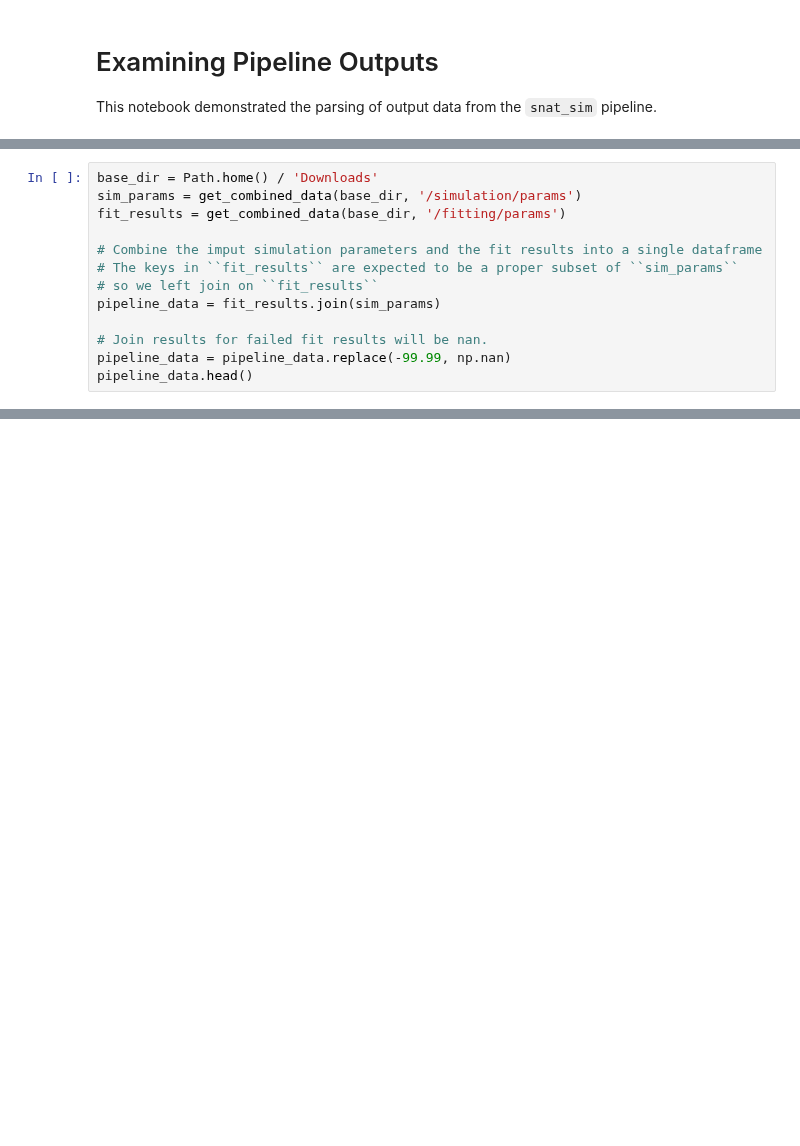
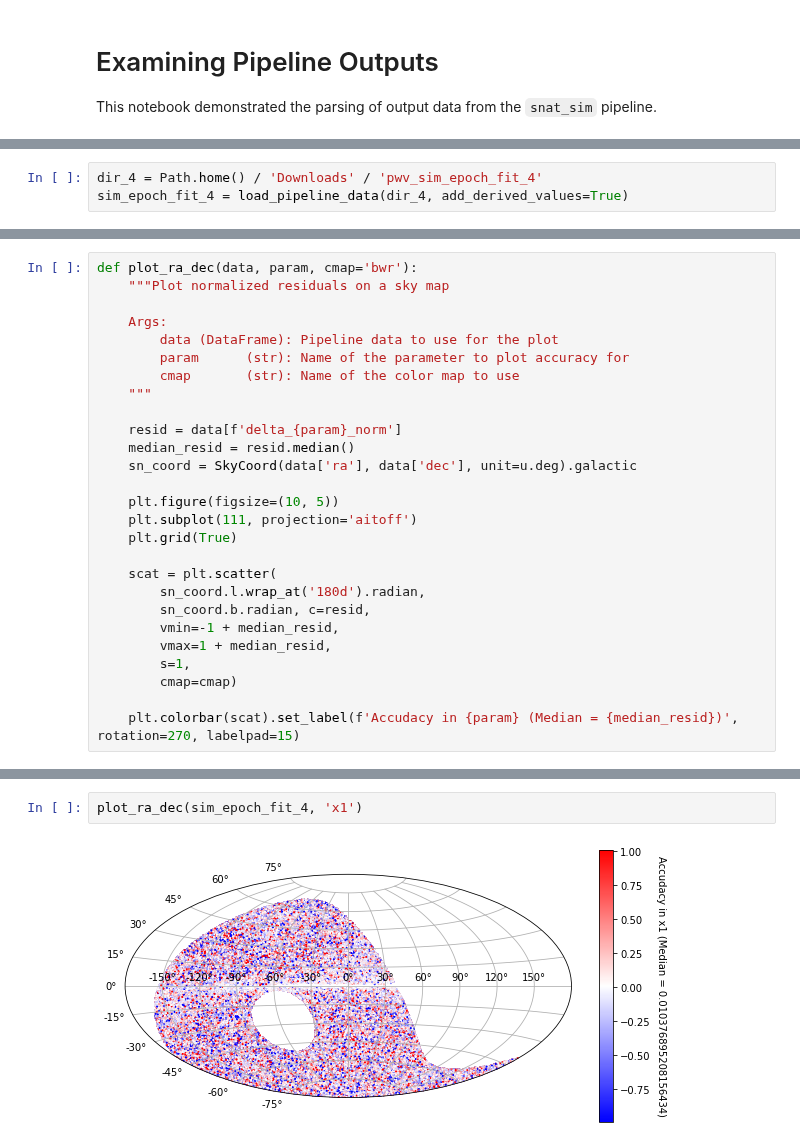
Before and after one commit to LSSTDESC/SN-PWV, a Jupyter notebook: notebooks/pipeline_outputs.ipynb, the cells around one changed output, grey strips where cells are left out. Drawn from its saved outputs; the diff is of its cells as text; blank space fills up the shorter version.

```diff
--- a/notebooks/pipeline_outputs.ipynb
+++ b/notebooks/pipeline_outputs.ipynb
@@ -46,13 +75,3 @@ def get_combined_data(directory, key):
 # %%
-base_dir = Path.home() / 'Downloads'
-sim_params = get_combined_data(base_dir, '/simulation/params')
-fit_results = get_combined_data(base_dir, '/fitting/params')
-
-# Combine the imput simulation parameters and the fit results into a single dataframe
-# The keys in ``fit_results`` are expected to be a proper subset of ``sim_params``
-# so we left join on ``fit_results``
-pipeline_data = fit_results.join(sim_params)
-
-# Join results for failed fit results will be nan.
-pipeline_data = pipeline_data.replace(-99.99, np.nan)
-pipeline_data.head()
+dir_4 = Path.home() / 'Downloads' / 'pwv_sim_epoch_fit_4'
+sim_epoch_fit_4 = load_pipeline_data(dir_4, add_derived_values=True)
@@ -131,0 +162,27 @@ corner_plot_fit_results(
+# %%
+def plot_ra_dec(data, param, cmap='bwr'):
+    """Plot normalized residuals on a sky map
+
+    Args:
+        data (DataFrame): Pipeline data to use for the plot
+        param      (str): Name of the parameter to plot accuracy for
+        cmap       (str): Name of the color map to use
+    """
+
+    resid = data[f'delta_{param}_norm']
+    median_resid = resid.median()
+    sn_coord = SkyCoord(data['ra'], data['dec'], unit=u.deg).galactic
+
+    plt.figure(figsize=(10, 5))
+    plt.subplot(111, projection='aitoff')
+    plt.grid(True)
+
+    scat = plt.scatter(
+        sn_coord.l.wrap_at('180d').radian,
+        sn_coord.b.radian, c=resid,
+        vmin=-1 + median_resid,
+        vmax=1 + median_resid,
+        s=1,
+        cmap=cmap)
+
+    plt.colorbar(scat).set_label(f'Accudacy in {param} (Median = {median_resid})', rotation=270, labelpad=15)
@@ -131,0 +193,4 @@ corner_plot_fit_results(
+# %%
+plot_ra_dec(sim_epoch_fit_4, 'x1')
+# %% [output]
+[figure, added]
```
Also changed, not shown: parts of 15 cells of this notebook.
